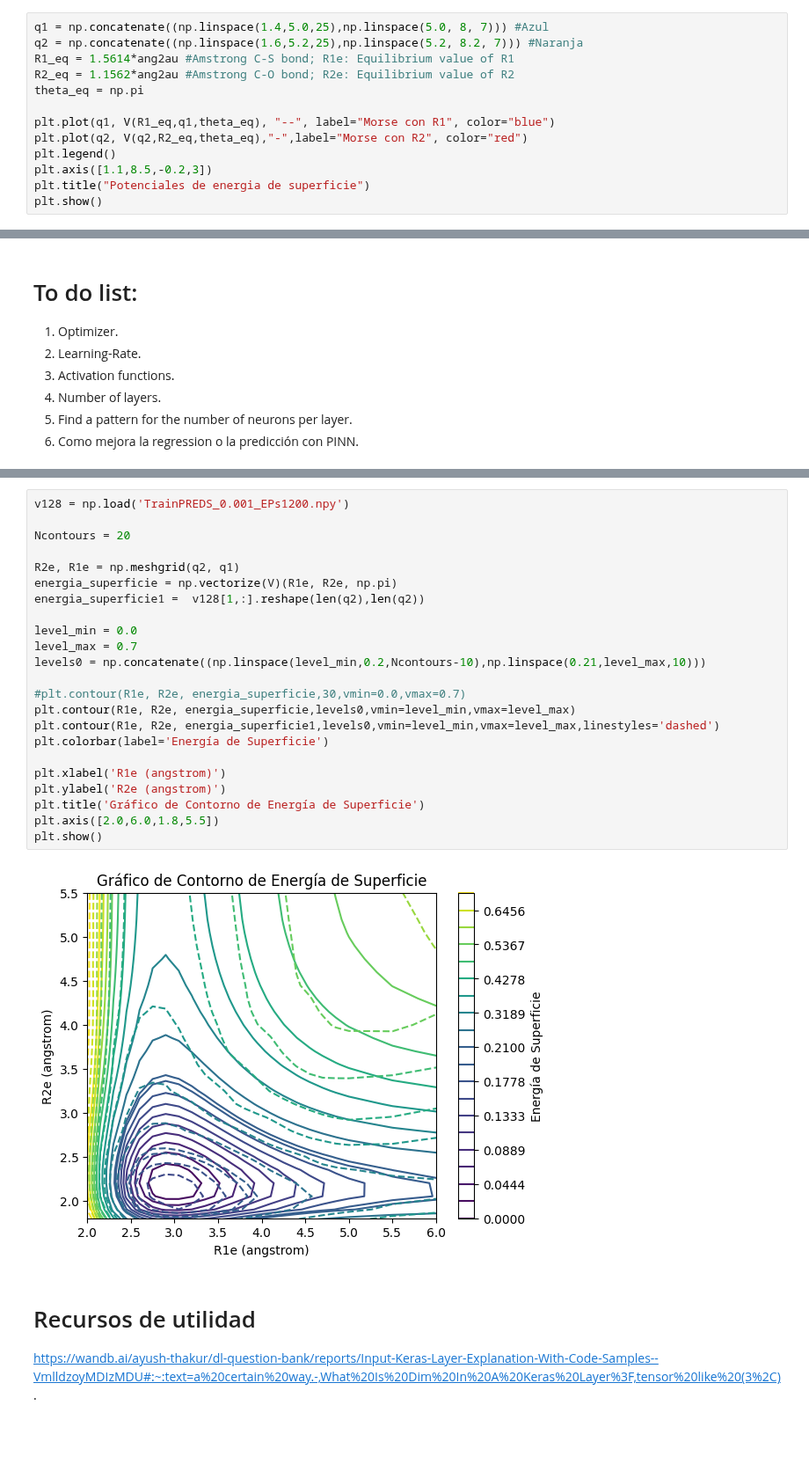
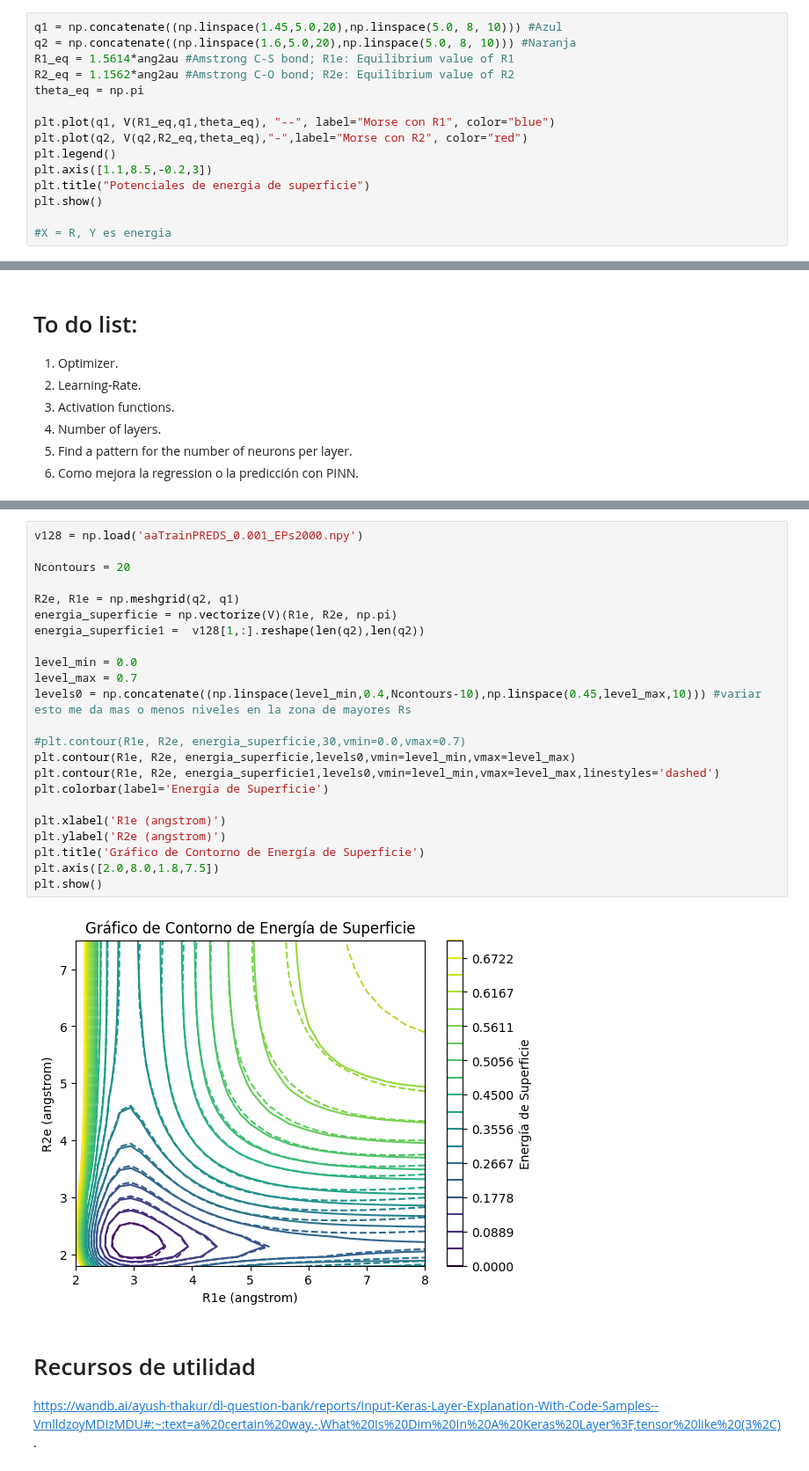
Before and after one commit to AstroDolan/ML-team, a Jupyter notebook: PINN-Thesis/OCS-PINN-M2.ipynb, the cells around one changed output, grey strips where cells are left out. Shown at 88% size. Saved outputs shown, nothing was run; the diff lists cells and outputs as text; blank space fills up the shorter version.

```diff
--- a/PINN-Thesis/OCS-PINN-M2.ipynb
+++ b/PINN-Thesis/OCS-PINN-M2.ipynb
@@ -83,8 +83,8 @@ def V(R1,R2,theta):
         suma = suma + (coeff_matrix[i,3]*cm12au)*(y_1**int(coeff_matrix[i,0]))*(y_2**int(coeff_matrix[i,1]))*(y_3**(coeff_matrix[i,2]))
     return(suma)
 # %%
-q1 = np.concatenate((np.linspace(1.4,5.0,25),np.linspace(5.0, 8, 7))) #Azul
-q2 = np.concatenate((np.linspace(1.6,5.2,25),np.linspace(5.2, 8.2, 7))) #Naranja
+q1 = np.concatenate((np.linspace(1.45,5.0,20),np.linspace(5.0, 8, 10))) #Azul
+q2 = np.concatenate((np.linspace(1.6,5.0,20),np.linspace(5.0, 8, 10))) #Naranja
 R1_eq = 1.5614*ang2au #Amstrong C-S bond; R1e: Equilibrium value of R1
 R2_eq = 1.1562*ang2au #Amstrong C-O bond; R2e: Equilibrium value of R2
 theta_eq = np.pi
@@ -95,4 +95,6 @@ plt.legend()
 plt.axis([1.1,8.5,-0.2,3])
 plt.title("Potenciales de energia de superficie")
 plt.show()
+
+#X = R, Y es energia
 # %% [output]
@@ -333,28 +328,28 @@ plt.axis([-0.1,5,0.4,5])
 # %%
-v128 = np.load('TrainPREDS_0.001_EPs1200.npy')
+v128 = np.load('aaTrainPREDS_0.001_EPs2000.npy')
 
 Ncontours = 20
 
 R2e, R1e = np.meshgrid(q2, q1)
 energia_superficie = np.vectorize(V)(R1e, R2e, np.pi)
 energia_superficie1 =  v128[1,:].reshape(len(q2),len(q2))
 
 level_min = 0.0
 level_max = 0.7
-levels0 = np.concatenate((np.linspace(level_min,0.2,Ncontours-10),np.linspace(0.21,level_max,10)))
+levels0 = np.concatenate((np.linspace(level_min,0.4,Ncontours-10),np.linspace(0.45,level_max,10))) #variar esto me da mas o menos niveles en la zona de mayores Rs
 
 #plt.contour(R1e, R2e, energia_superficie,30,vmin=0.0,vmax=0.7)
 plt.contour(R1e, R2e, energia_superficie,levels0,vmin=level_min,vmax=level_max)
 plt.contour(R1e, R2e, energia_superficie1,levels0,vmin=level_min,vmax=level_max,linestyles='dashed')
 plt.colorbar(label='Energía de Superficie')
 
 plt.xlabel('R1e (angstrom)')
 plt.ylabel('R2e (angstrom)')
 plt.title('Gráfico de Contorno de Energía de Superficie')
-plt.axis([2.0,6.0,1.8,5.5])
+plt.axis([2.0,8.0,1.8,7.5])
 plt.show()
 # %% [output]
-[figure, old version]
+[figure, new version]
 # %% [markdown]
 # Recursos de utilidad
 https://wandb.ai/ayush-thakur/dl-question-bank/reports/Input-Keras-Layer-Explanation-With-Code-Samples--VmlldzoyMDIzMDU#:~:text=a%20certain%20way.-,What%20Is%20Dim%20In%20A%20Keras%20Layer%3F,tensor%20like%20(3%2C).
```
Also changed, not shown: parts of 12 cells of this notebook, 20 other files.
